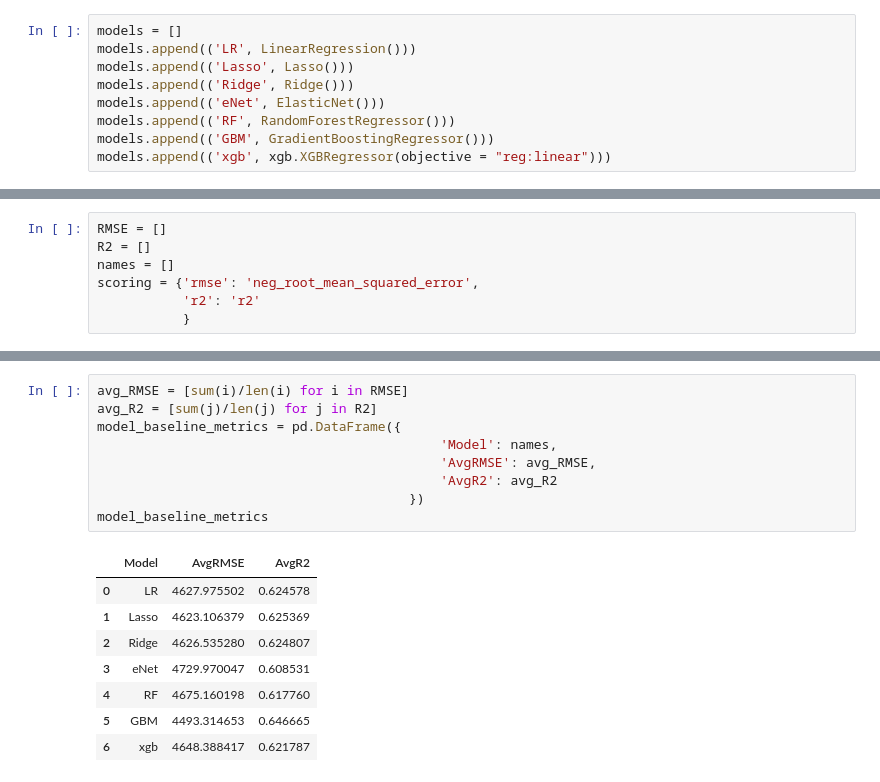
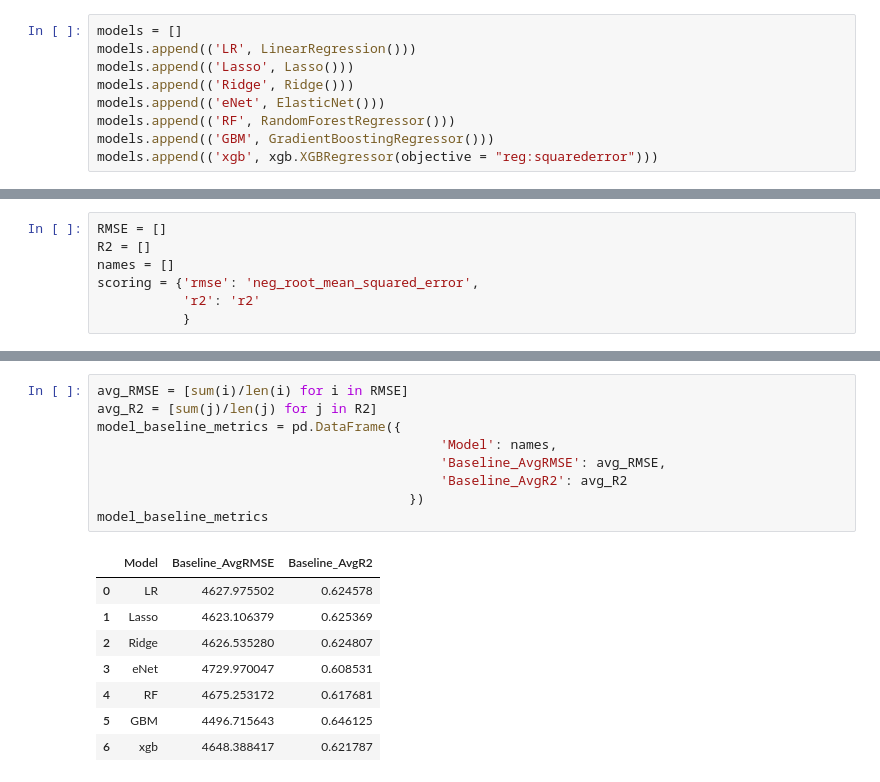
Before and after one commit to nipun-goyal/Residential-Energy-Consumption-Prediction, a Jupyter notebook: 1.0-Residential-Energy-Modeling.ipynb, the cells around one changed output, grey strips where cells are left out. Cells and saved outputs as stored; diff of their text form.

```diff
--- a/1.0-Residential-Energy-Modeling.ipynb
+++ b/1.0-Residential-Energy-Modeling.ipynb
@@ -1298,4 +1313,4 @@ models.append(('Ridge', Ridge()))
 models.append(('eNet', ElasticNet()))
 models.append(('RF', RandomForestRegressor()))
 models.append(('GBM', GradientBoostingRegressor()))
-models.append(('xgb', xgb.XGBRegressor(objective = "reg:linear")))
+models.append(('xgb', xgb.XGBRegressor(objective = "reg:squarederror")))
@@ -1322,20 +1338,20 @@ for name, model in models:
 # %%
 avg_RMSE = [sum(i)/len(i) for i in RMSE]
 avg_R2 = [sum(j)/len(j) for j in R2]
 model_baseline_metrics = pd.DataFrame({
                                             'Model': names,
-                                            'AvgRMSE': avg_RMSE,
-                                            'AvgR2': avg_R2
+                                            'Baseline_AvgRMSE': avg_RMSE,
+                                            'Baseline_AvgR2': avg_R2
                                         })
 model_baseline_metrics
 # %% [output]
-|  | Model | AvgRMSE | AvgR2 |
+|  | Model | Baseline_AvgRMSE | Baseline_AvgR2 |
 | 0 | LR | 4627.975502 | 0.624578 |
 | 1 | Lasso | 4623.106379 | 0.625369 |
 | 2 | Ridge | 4626.535280 | 0.624807 |
 | 3 | eNet | 4729.970047 | 0.608531 |
-| 4 | RF | 4675.160198 | 0.617760 |
-| 5 | GBM | 4493.314653 | 0.646665 |
+| 4 | RF | 4675.253172 | 0.617681 |
+| 5 | GBM | 4496.715643 | 0.646125 |
 | 6 | xgb | 4648.388417 | 0.621787 |
 # %%
 plt.figure(figsize=(21,9))
```
Also changed, not shown: parts of 35 cells of this notebook.
